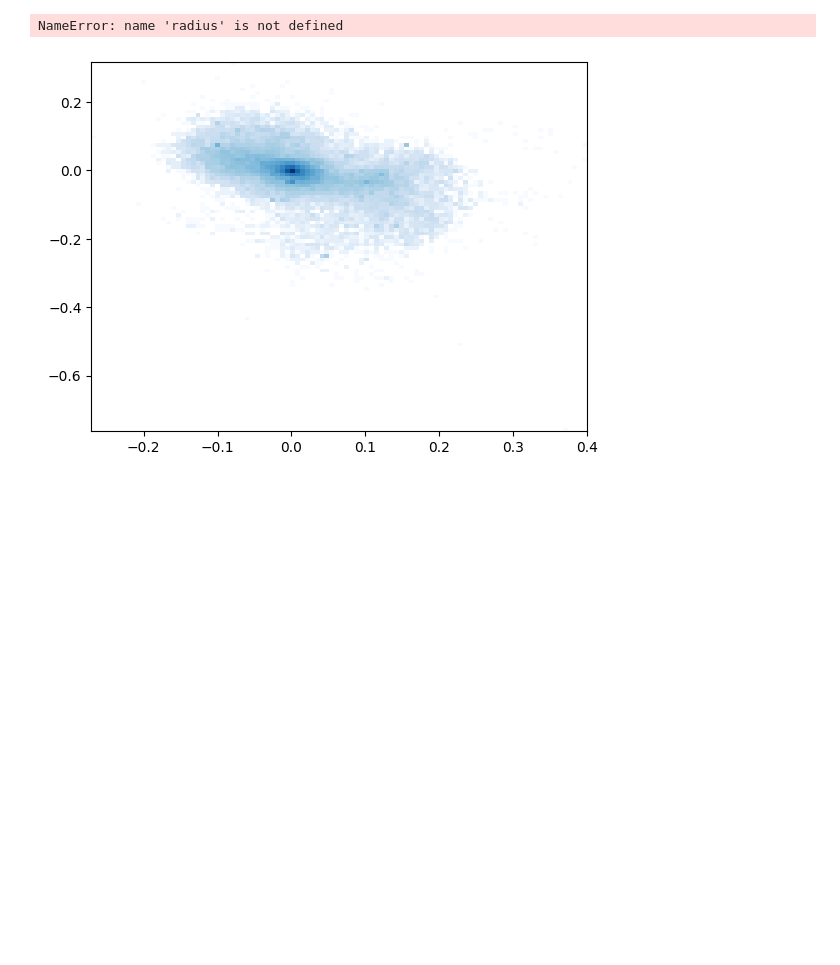
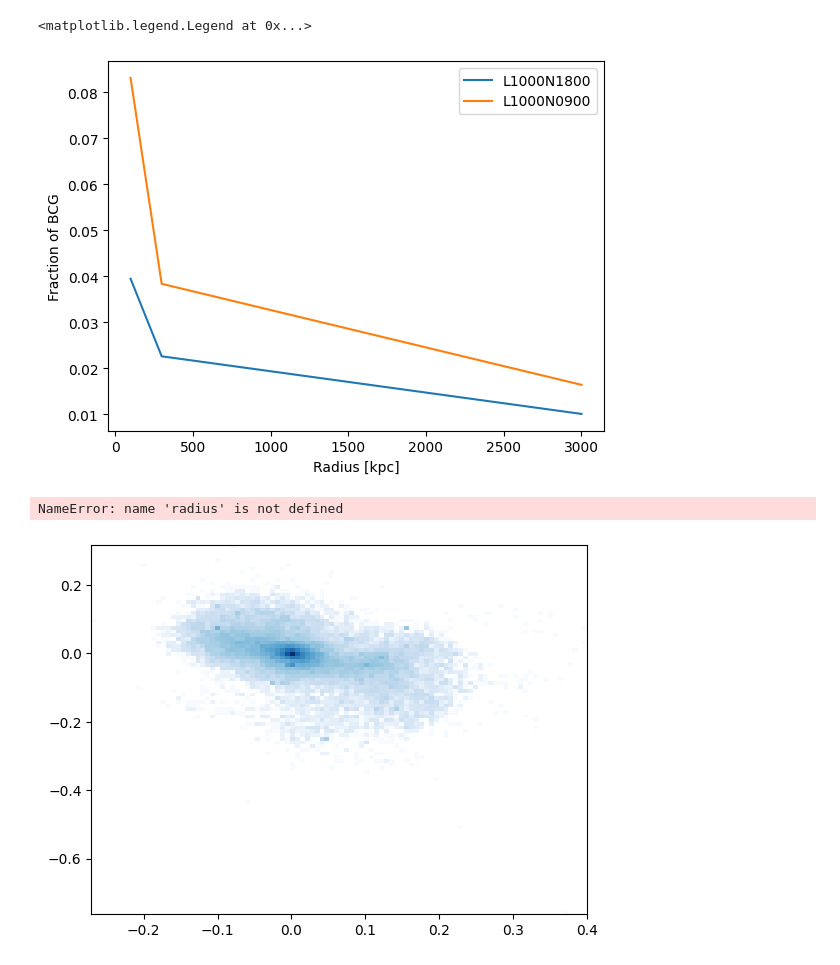
Before and after one commit to yjqqyjq/code, a Jupyter notebook: plot_halos.ipynb, the cells around one changed output. Drawn from its saved outputs; the diff is of its cells as text; code cells hidden in the pictures; blank space fills up the shorter version.

```diff
--- a/plot_halos.ipynb
+++ b/plot_halos.ipynb
@@ -179,3 +297,51 @@ ax.set_yscale('log')
+# %%
+FBCG=np.zeros(3)
+f=h5py.File('/Users/24756376/data/Flamingo/L1000N1800/massBCG_exr100kpc.hdf5','r')
+s=f["PartType0"]
+mainid=np.array(s['mainid'])
+BCGid=np.array(s['BCGid'])
+FBCG[0]=len(mainid[(BCGid!=-1)*(BCGid!=mainid)])/len(mainid)
+f.close()
+f=h5py.File('/Users/24756376/data/Flamingo/L1000N1800/massBCG_exr300kpc.hdf5','r')
+s=f["PartType0"]
+mainid=np.array(s['mainid'])
+BCGid=np.array(s['BCGid'])
+FBCG[1]=len(mainid[(BCGid!=-1)*(BCGid!=mainid)])/len(mainid)
+f.close()
+f=h5py.File('/Users/24756376/data/Flamingo/L1000N1800/massBCG_exr3000kpc.hdf5','r')
+s=f["PartType0"]
+mainid=np.array(s['mainid'])
+BCGid=np.array(s['BCGid'])
+FBCG[2]=len(mainid[(BCGid!=-1)*(BCGid!=mainid)])/len(mainid)
+f.close()
+FBCG2=np.zeros(3)
+f=h5py.File('/Users/24756376/data/Flamingo/L1000N0900/massBCG_exr100kpc.hdf5','r')
+s=f["PartType0"]
+mainid=np.array(s['mainid'])
+BCGid=np.array(s['BCGid'])
+FBCG2[0]=len(mainid[(BCGid!=-1)*(BCGid!=mainid)])/len(mainid)
+f.close()
+f=h5py.File('/Users/24756376/data/Flamingo/L1000N0900/massBCG_exr300kpc.hdf5','r')
+s=f["PartType0"]
+mainid=np.array(s['mainid'])
+BCGid=np.array(s['BCGid'])
+FBCG2[1]=len(mainid[(BCGid!=-1)*(BCGid!=mainid)])/len(mainid)
+f.close()
+f=h5py.File('/Users/24756376/data/Flamingo/L1000N0900/massBCG_exr3000kpc.hdf5','r')
+s=f["PartType0"]
+mainid=np.array(s['mainid'])
+BCGid=np.array(s['BCGid'])
+FBCG2[2]=len(mainid[(BCGid!=-1)*(BCGid!=mainid)])/len(mainid)
+fig=plt.figure()
+ax=plt.subplot(1,1,1)
+ax.plot([100,300,3000],FBCG,label="L1000N1800")
+ax.plot([100,300,3000],FBCG2,label="L1000N0900")
+ax.set_xlabel('Radius [kpc]')
+ax.set_ylabel('Fraction of BCG')
+ax.legend()
+# %% [output]
+<matplotlib.legend.Legend at 0x...>
+[figure, added]
 # %%
 dir="../../../mnt/su3-pro/colibre/L0200N1504/THERMAL_AGN/SOAP/halo_properties_0127.hdf5"
 
```
Also changed, not shown: parts of 5 cells of this notebook, 9 other files.
